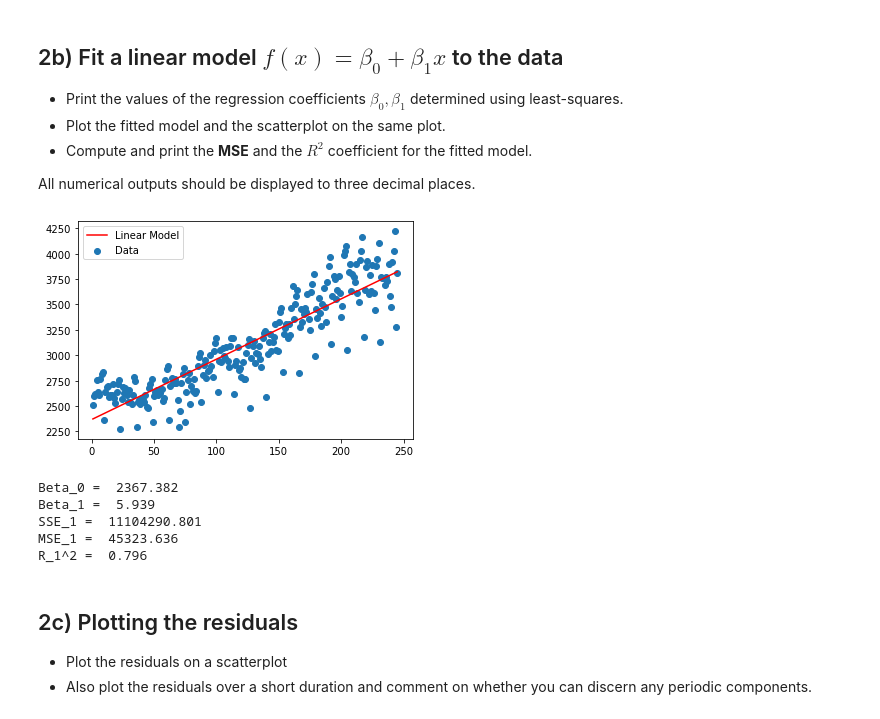
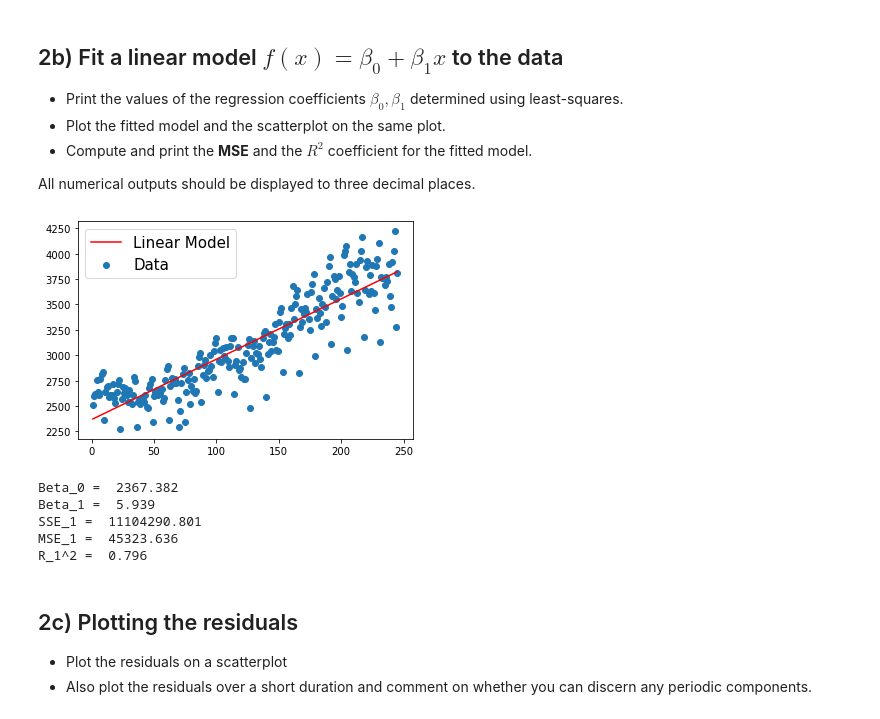
Before and after one commit to cmr67/IB-Data-Science, a Jupyter notebook: Exercises/03 Exercise Notebook 3.ipynb, the cells around one changed output. Drawn from its saved outputs; the diff is of its cells as text; code cells hidden in the pictures.

```diff
--- a/Exercises/03 Exercise Notebook 3.ipynb
+++ b/Exercises/03 Exercise Notebook 3.ipynb
@@ -96,35 +96,35 @@ def polyreg(data_x, data_y, k): #Simialr function to that in exercise 1
 
     beta_lin = np.linalg.lstsq(x2, data_y, rcond=None)[0]
     fit_lin = x2.dot(beta_lin)
     resid = data_y - fit_lin
 
 
     return beta_lin, fit_lin, resid
 
 beta_lin, fit_lin, resid = polyreg(xvals, yvals, 1) #Getting the values for when k is 1
 
 plt.scatter(xvals, yvals, label = 'Data') # Plotting the scatter with the linear fit
 plt.plot(xvals, fit_lin, 'r', label = 'Linear Model')
-plt.legend()
+plt.legend(fontsize = 15)
 plt.show()
 
 all_ones = np.ones(np.shape(xvals))
 fit_0 = np.mean(yvals) * all_ones # If k is zero
 
 SSE_0 = np.linalg.norm(yvals - fit_0)**2 # Calculating the SSEs
 SSE_1 = np.linalg.norm(yvals - fit_lin)**2
 
 MSE_1 = SSE_1 / (np.size(yvals)) # Calculating the MSEs
 
 R_1 = 1 - SSE_1 / SSE_0 # Calculating R^2
 
 print('Beta_0 = ', np.round(beta_lin[0], 3)) #Printing all the values
 print('Beta_1 = ', np.round(beta_lin[1], 3))
 print('SSE_1 = ', np.round(SSE_1, 3))
 print('MSE_1 = ', np.round(MSE_1, 3))
 print('R_1^2 = ', np.round(R_1, 3))
 # %% [output]
-[figure, old version]
+[figure, new version]
 Beta_0 =  2367.382
 Beta_1 =  5.939
 SSE_1 =  11104290.801
```
Also changed, not shown: parts of 2 cells of this notebook.
